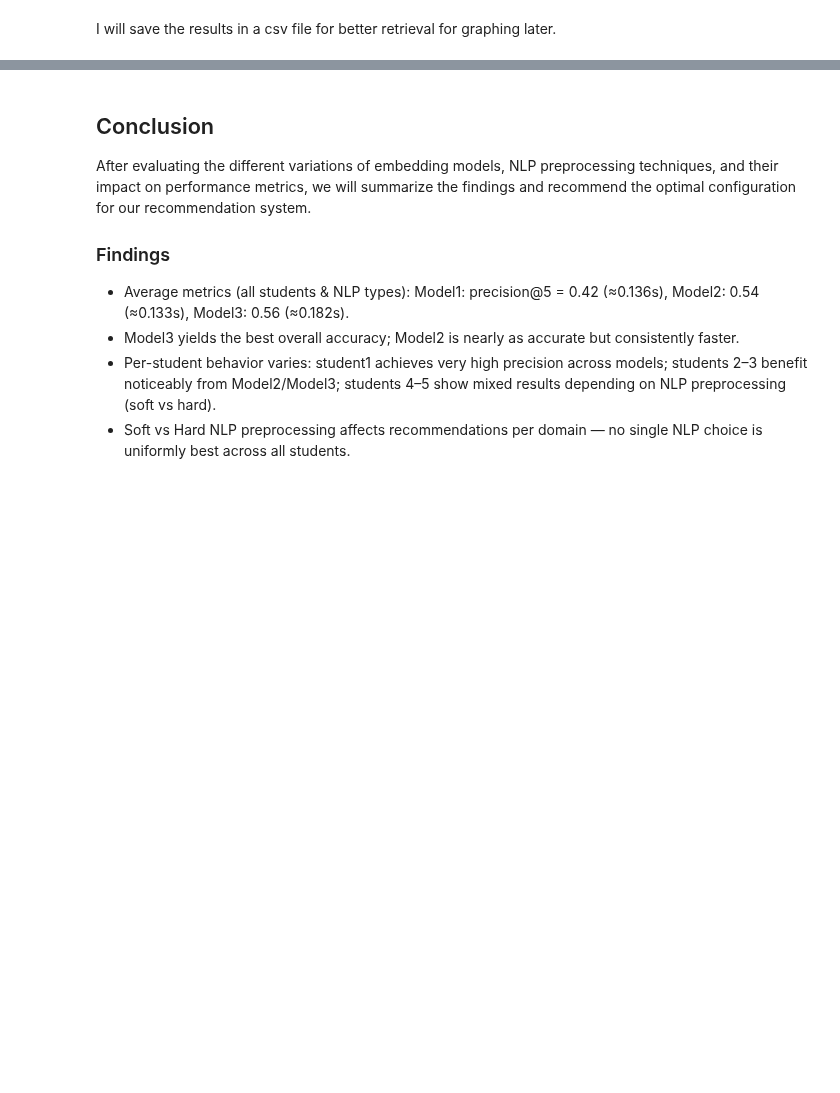
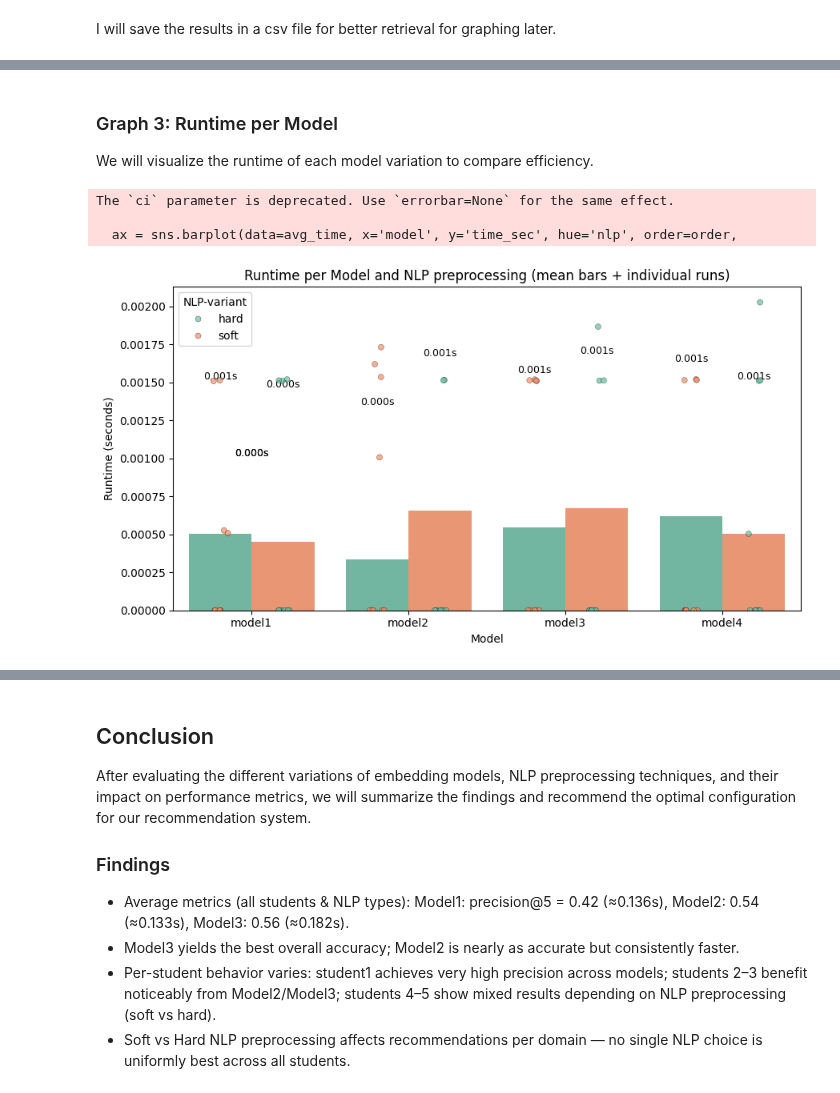
Before and after one commit to DanielvG-IT/Avans, a Jupyter notebook: Notebooks/8_optimization_se.ipynb, the cells around one changed output, grey strips where cells are left out. Saved outputs shown, nothing was run; the diff lists cells and outputs as text; code cells hidden in the pictures; blank space fills up the shorter version.

```diff
--- a/Notebooks/8_optimization_se.ipynb
+++ b/Notebooks/8_optimization_se.ipynb
@@ -356,13 +327,39 @@ We will visualize the performance of each model variation using bar plots and sc
+# %% [markdown]
+### Graph 3: Runtime per Model
+We will visualize the runtime of each model variation to compare efficiency.
 # %%
-# # Average Precision per Model & NLP
-# # compute average precision grouped by model and NLP type
-# avg_precision = benchmark_df.groupby(['model'])['precision@5'].mean().reset_index()
+# Runtime comparison per Model & NLP variant (bar = mean, points = individual runs)
+avg_time = benchmark_df.groupby(['model', 'nlp'])['time_sec'].mean().reset_index()
+order = sorted(benchmark_df['model'].unique())
 
-# plt.figure(figsize=(8,5))
-# sns.barplot(data=avg_precision, x='model', y='precision@5', palette="Set1")
-# plt.title("Average Precision@5 per Model", fontsize=14)
-# plt.ylabel("Precision@5", fontsize=12)
-# plt.xlabel("Model", fontsize=12)
-# plt.ylim(0, 1)
-# plt.tight_layout()
-# plt.show()
+plt.figure(figsize=(9,5))
+ax = sns.barplot(data=avg_time, x='model', y='time_sec', hue='nlp', order=order,
+         palette=nlp_palette, ci=None)
+
+# Annotate bar values
+for p in ax.patches:
+  h = p.get_height()
+  if not np.isnan(h):
+    ax.text(p.get_x() + p.get_width() / 2, h + 0.001, f"{h:.3f}s",
+        ha='center', va='bottom', fontsize=9)
+
+# Overlay individual runs for visibility
+sns.stripplot(data=benchmark_df, x='model', y='time_sec', hue='nlp', order=order,
+        dodge=True, palette=palette, marker='o', edgecolor='k', linewidth=0.3,
+        alpha=0.7, ax=ax)
+
+# Clean up duplicate legend entries (keep one entry per NLP)
+handles, labels = ax.get_legend_handles_labels()
+by_label = dict(zip(labels, handles))
+ax.legend(by_label.values(), by_label.keys(), title='NLP-variant', loc='best')
+
+ax.set_xlabel("Model")
+ax.set_ylabel("Runtime (seconds)")
+ax.set_title("Runtime per Model and NLP preprocessing (mean bars + individual runs)")
+plt.tight_layout()
+plt.show()
+# %% [output]
+The `ci` parameter is deprecated. Use `errorbar=None` for the same effect.
+
+  ax = sns.barplot(data=avg_time, x='model', y='time_sec', hue='nlp', order=order,
+[figure, added]
```
Also changed, not shown: parts of 18 cells of this notebook, 1 other file.
